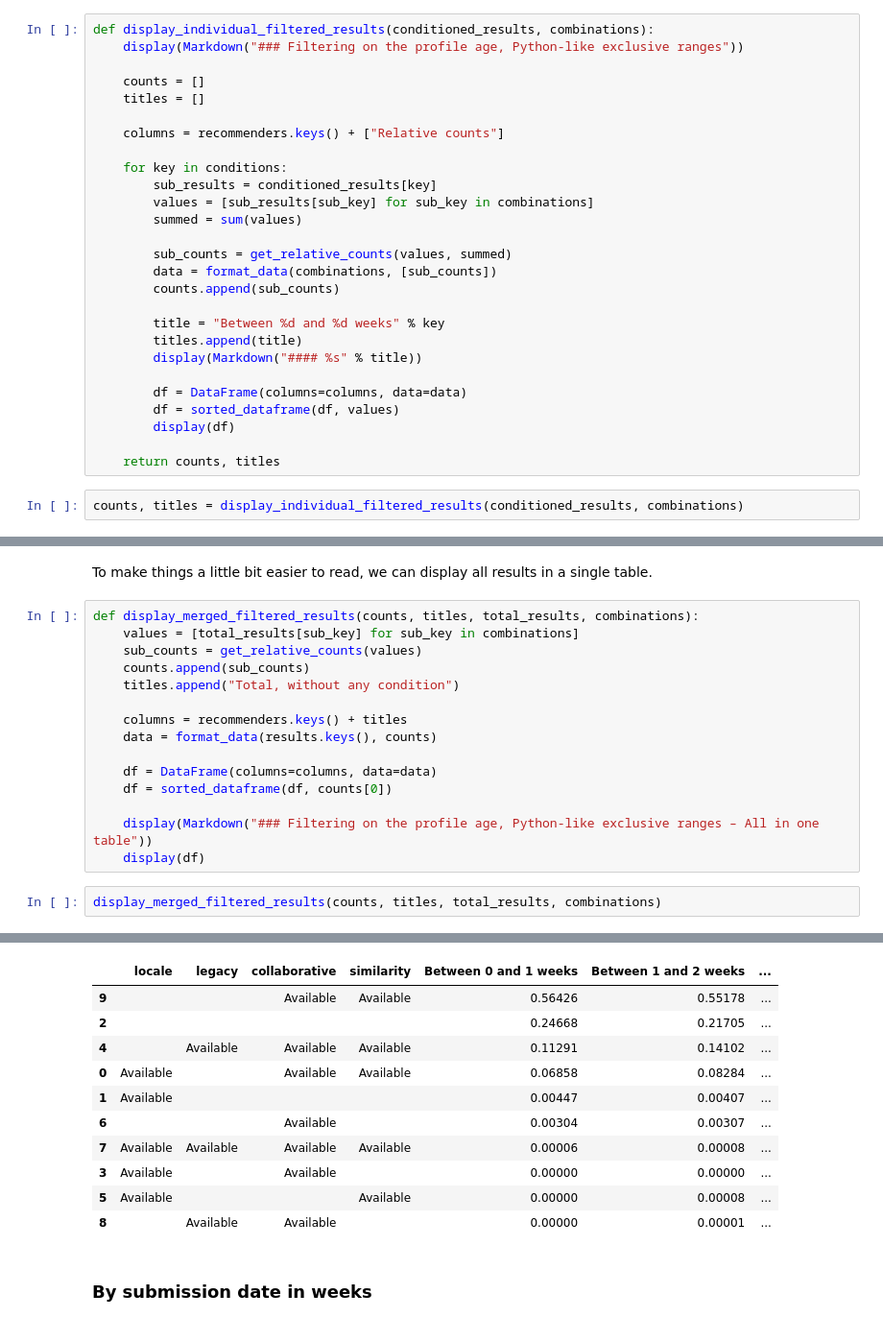
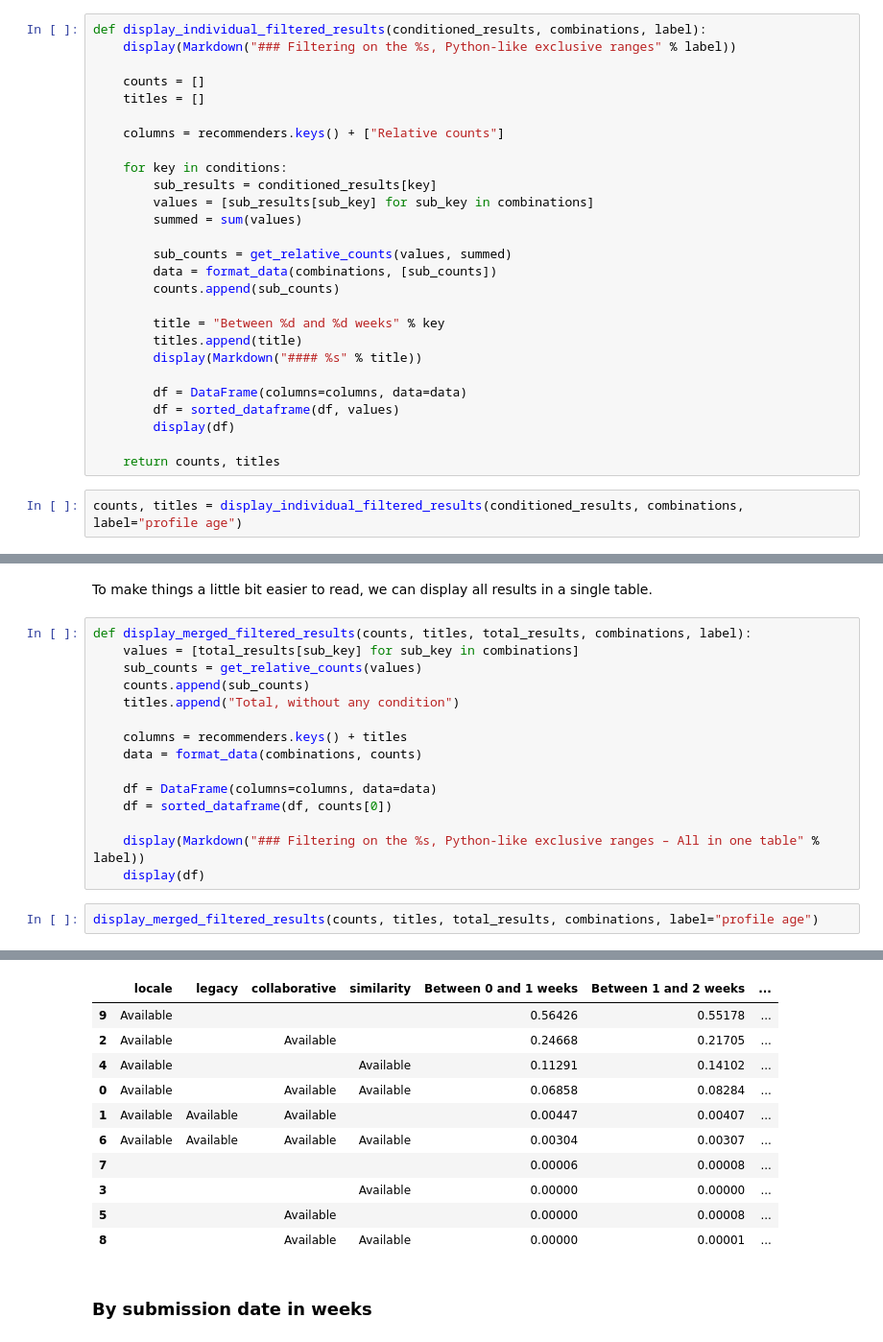
Before and after one commit to florian/taar-prototyping, a Jupyter notebook: evaluation.ipynb, the cells around one changed output, grey strips where cells are left out. Shown: that part at 96% size. Drawn from its saved outputs; the diff is of its cells as text.

```diff
--- a/evaluation.ipynb
+++ b/evaluation.ipynb
@@ -339,8 +340,8 @@ def nonzero_combinations(conditioned_results):
 # %%
 combinations = nonzero_combinations(conditioned_results)
 # %%
-def display_individual_filtered_results(conditioned_results, combinations):
-    display(Markdown("### Filtering on the profile age, Python-like exclusive ranges"))
+def display_individual_filtered_results(conditioned_results, combinations, label):
+    display(Markdown("### Filtering on the %s, Python-like exclusive ranges" % label))
 
     counts = []
     titles = []
@@ -366,7 +367,7 @@ def display_individual_filtered_results(conditioned_results, combinations):
 
     return counts, titles
 # %%
-counts, titles = display_individual_filtered_results(conditioned_results, combinations)
+counts, titles = display_individual_filtered_results(conditioned_results, combinations, label="profile age")
 # %% [output]
 ### Filtering on the profile age, Python-like exclusive ranges
 #### Between 0 and 1 weeks
@@ -420,35 +429,35 @@ counts, titles = display_individual_filtered_results(conditioned_results, combin
 # %% [markdown]
 To make things a little bit easier to read, we can display all results in a single table.
 # %%
-def display_merged_filtered_results(counts, titles, total_results, combinations):
+def display_merged_filtered_results(counts, titles, total_results, combinations, label):
     values = [total_results[sub_key] for sub_key in combinations]
     sub_counts = get_relative_counts(values)
     counts.append(sub_counts)
     titles.append("Total, without any condition")
 
     columns = recommenders.keys() + titles
-    data = format_data(results.keys(), counts)
+    data = format_data(combinations, counts)
 
     df = DataFrame(columns=columns, data=data)
     df = sorted_dataframe(df, counts[0])
 
-    display(Markdown("### Filtering on the profile age, Python-like exclusive ranges – All in one table"))
+    display(Markdown("### Filtering on the %s, Python-like exclusive ranges – All in one table" % label))
     display(df)
 # %%
-display_merged_filtered_results(counts, titles, total_results, combinations)
+display_merged_filtered_results(counts, titles, total_results, combinations, label="profile age")
 # %% [output]
 ### Filtering on the profile age, Python-like exclusive ranges – All in one table
 |  | locale | legacy | collaborative | similarity | Between 0 and 1 weeks | Between 1 and 2 weeks | ... |
-| 9 |  |  | Available | Available | 0.56426 | 0.55178 | ... |
-| 2 |  |  |  |  | 0.24668 | 0.21705 | ... |
-| 4 |  | Available | Available | Available | 0.11291 | 0.14102 | ... |
+| 9 | Available |  |  |  | 0.56426 | 0.55178 | ... |
+| 2 | Available |  | Available |  | 0.24668 | 0.21705 | ... |
+| 4 | Available |  |  | Available | 0.11291 | 0.14102 | ... |
 | 0 | Available |  | Available | Available | 0.06858 | 0.08284 | ... |
-| 1 | Available |  |  |  | 0.00447 | 0.00407 | ... |
-| 6 |  |  | Available |  | 0.00304 | 0.00307 | ... |
-| 7 | Available | Available | Available | Available | 0.00006 | 0.00008 | ... |
-| 3 | Available |  | Available |  | 0.00000 | 0.00000 | ... |
-| 5 | Available |  |  | Available | 0.00000 | 0.00008 | ... |
-| 8 |  | Available | Available |  | 0.00000 | 0.00001 | ... |
+| 1 | Available | Available | Available |  | 0.00447 | 0.00407 | ... |
+| 6 | Available | Available | Available | Available | 0.00304 | 0.00307 | ... |
+| 7 |  |  |  |  | 0.00006 | 0.00008 | ... |
+| 3 |  |  |  | Available | 0.00000 | 0.00000 | ... |
+| 5 |  |  | Available |  | 0.00000 | 0.00008 | ... |
+| 8 |  |  | Available | Available | 0.00000 | 0.00001 | ... |
 # %% [markdown]
 ### By submission date in weeks
 # %%
```
Also changed, not shown: parts of 4 cells of this notebook.
